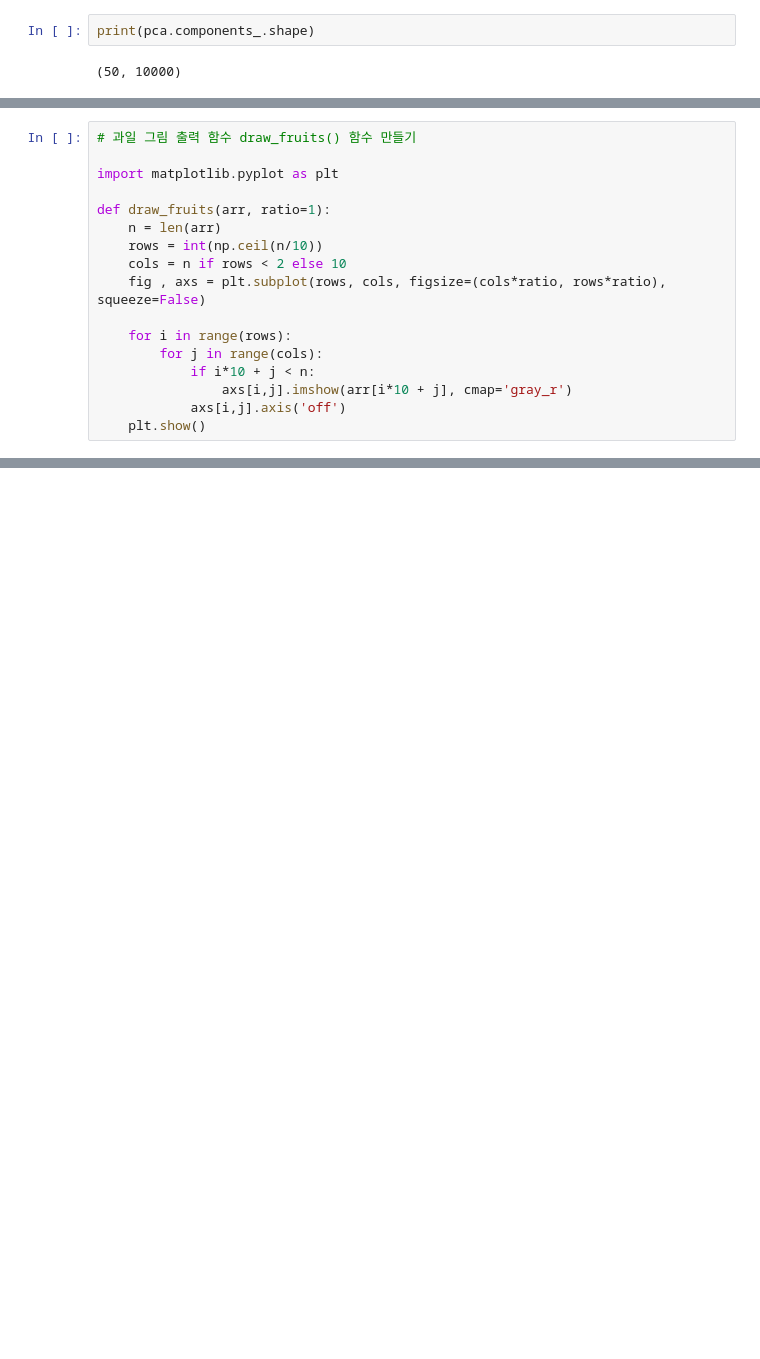
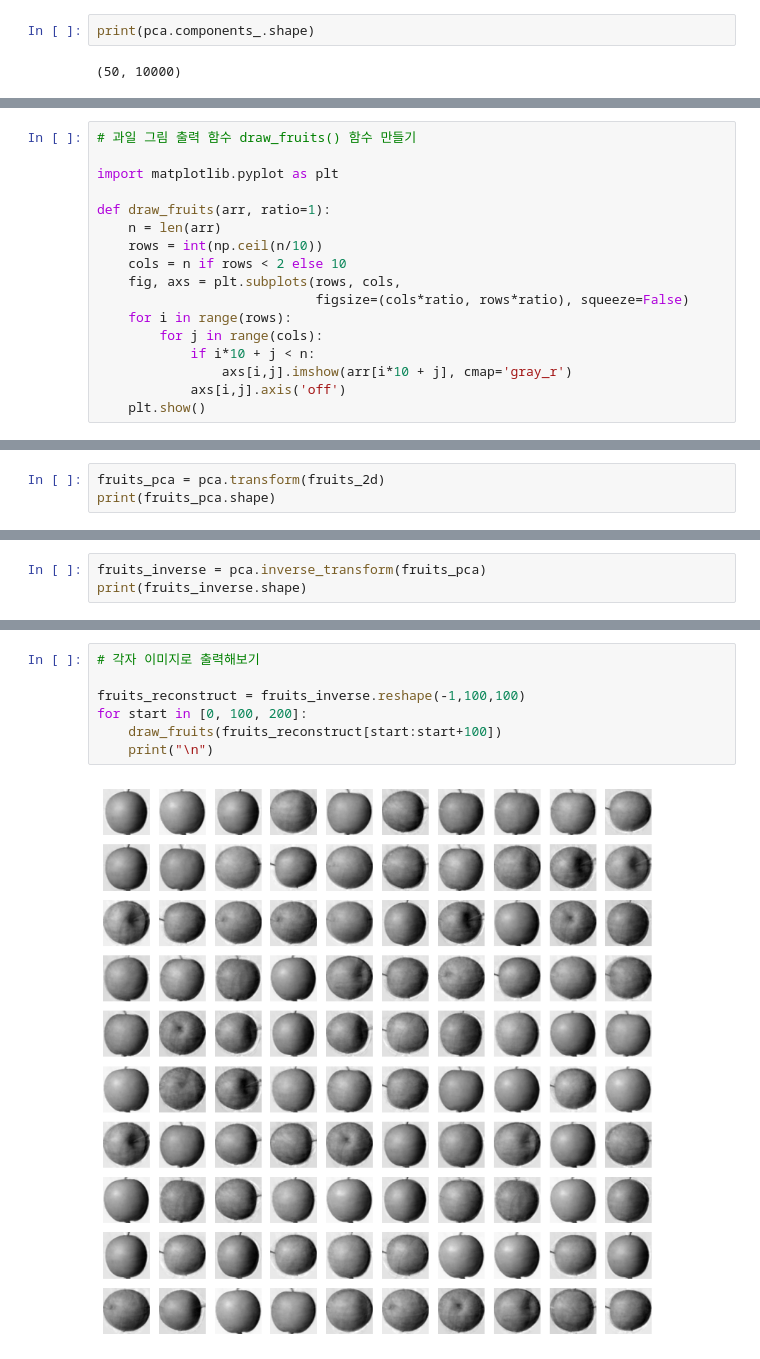
Before and after one commit to zaeyonz/Fruits_Classification, a Jupyter notebook: Fruits_Classification(PCA).ipynb, the cells around one changed output, grey strips where cells are left out. Cells and saved outputs as stored; diff of their text form; blank space fills up the shorter version.

```diff
--- a/Fruits_Classification(PCA).ipynb
+++ b/Fruits_Classification(PCA).ipynb
@@ -76,8 +76,8 @@ def draw_fruits(arr, ratio=1):
     n = len(arr)
     rows = int(np.ceil(n/10))
     cols = n if rows < 2 else 10
-    fig , axs = plt.subplot(rows, cols, figsize=(cols*ratio, rows*ratio), squeeze=False)
-
+    fig, axs = plt.subplots(rows, cols,
+                            figsize=(cols*ratio, rows*ratio), squeeze=False)
     for i in range(rows):
         for j in range(cols):
             if i*10 + j < n:
@@ -91,0 +99,3 @@ TypeError: ignored
+# %%
+fruits_pca = pca.transform(fruits_2d)
+print(fruits_pca.shape)
@@ -91,0 +111,3 @@ TypeError: ignored
+# %%
+fruits_inverse = pca.inverse_transform(fruits_pca)
+print(fruits_inverse.shape)
@@ -91,0 +116,9 @@ TypeError: ignored
+# %%
+# 각자 이미지로 출력해보기
+
+fruits_reconstruct = fruits_inverse.reshape(-1,100,100)
+for start in [0, 100, 200]:
+    draw_fruits(fruits_reconstruct[start:start+100])
+    print("\n")
+# %% [output]
+[figure, added]
```
Also changed, not shown: parts of 33 cells of this notebook.
